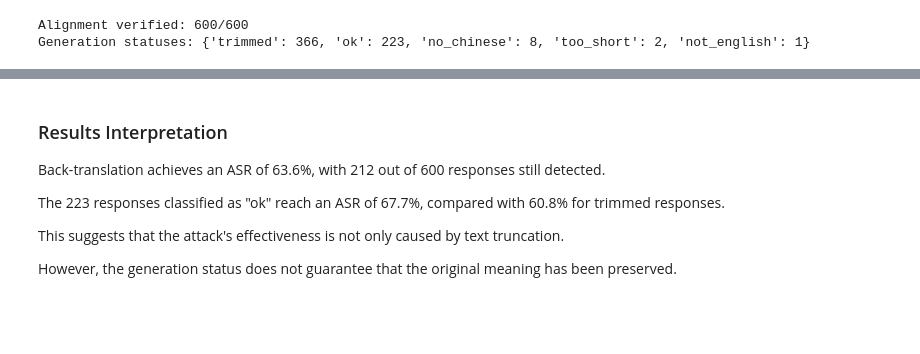
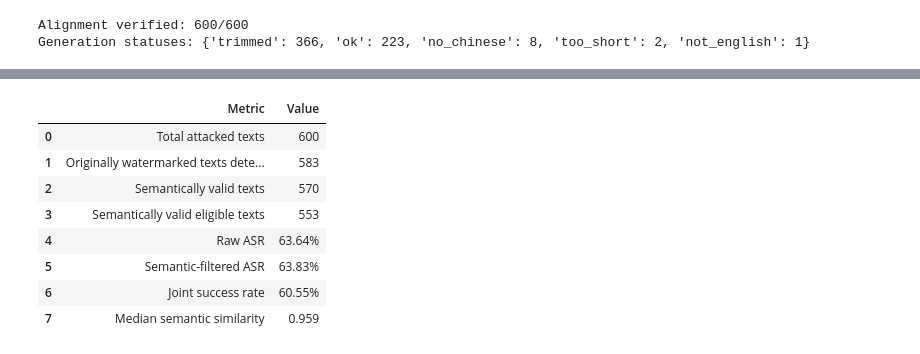
Before and after one commit to paumicheli/llada-watermarking, a Jupyter notebook: notebooks/02_attack_reproduction/08_backtranslation_qwen.ipynb, the cells around one changed output, grey strips where cells are left out. Drawn from its saved outputs; the diff is of its cells as text; code cells hidden in the pictures; blank space fills up the shorter version.

```diff
--- a/notebooks/02_attack_reproduction/08_backtranslation_qwen.ipynb
+++ b/notebooks/02_attack_reproduction/08_backtranslation_qwen.ipynb
@@ -677,15 +837,37 @@ trimmed      | n=366 | detection= 38.0% | ASR= 60.8%
-# %% [markdown]
-
-### Results Interpretation
-
-Back-translation achieves an ASR of 63.6%, with
-212 out of 600 responses still detected.
-
-The 223 responses classified as "ok" reach an ASR
-of 67.7%, compared with 60.8% for trimmed responses.
-
-This suggests that the attack's effectiveness is not
-only caused by text truncation.
-
-However, the generation status does not guarantee that
-the original meaning has been preserved.
+# %%
+# Final Evaluation Summary — Qwen Back-Translation
+
+summary = pd.DataFrame({
+    "Metric": [
+        "Total attacked texts",
+        "Originally watermarked texts detected",
+        "Semantically valid texts",
+        "Semantically valid eligible texts",
+        "Raw ASR",
+        "Semantic-filtered ASR",
+        "Joint success rate",
+        "Median semantic similarity",
+    ],
+    "Value": [
+        len(df_eval),
+        len(eligible),
+        int(df_eval["semantically_valid"].sum()),
+        len(valid),
+        f"{raw_asr:.2%}",
+        f"{filtered_asr:.2%}",
+        f"{joint_asr:.2%}",
+        f"{df_eval['similarity'].median():.3f}",
+    ],
+})
+
+display(summary)
+# %% [output]
+|  | Metric | Value |
+| 0 | Total attacked texts | 600 |
+| 1 | Originally watermarked texts dete... | 583 |
+| 2 | Semantically valid texts | 570 |
+| 3 | Semantically valid eligible texts | 553 |
+| 4 | Raw ASR | 63.64% |
+| 5 | Semantic-filtered ASR | 63.83% |
+| 6 | Joint success rate | 60.55% |
+| 7 | Median semantic similarity | 0.959 |
```
Also changed, not shown: parts of 10 cells of this notebook, 39 other files.
